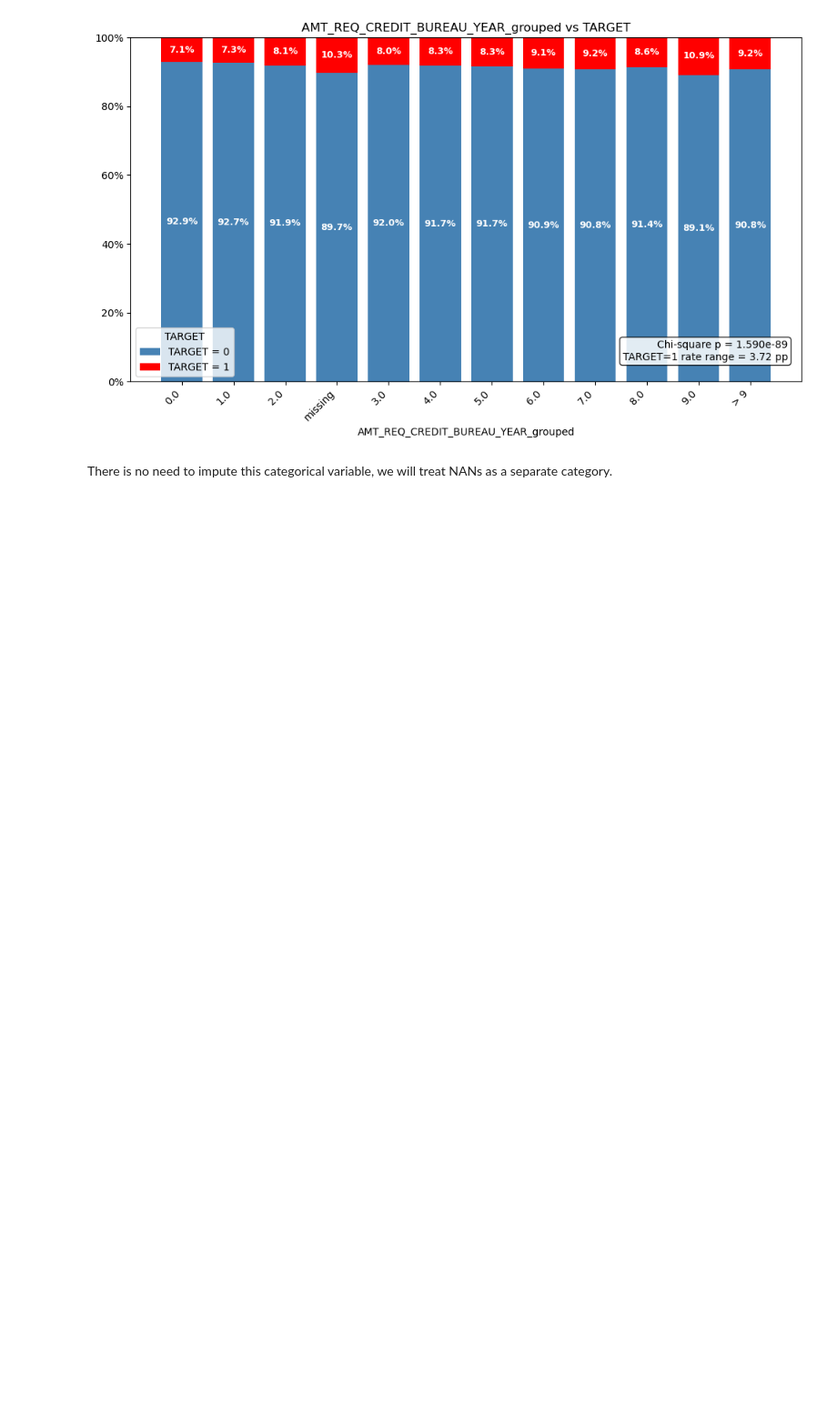
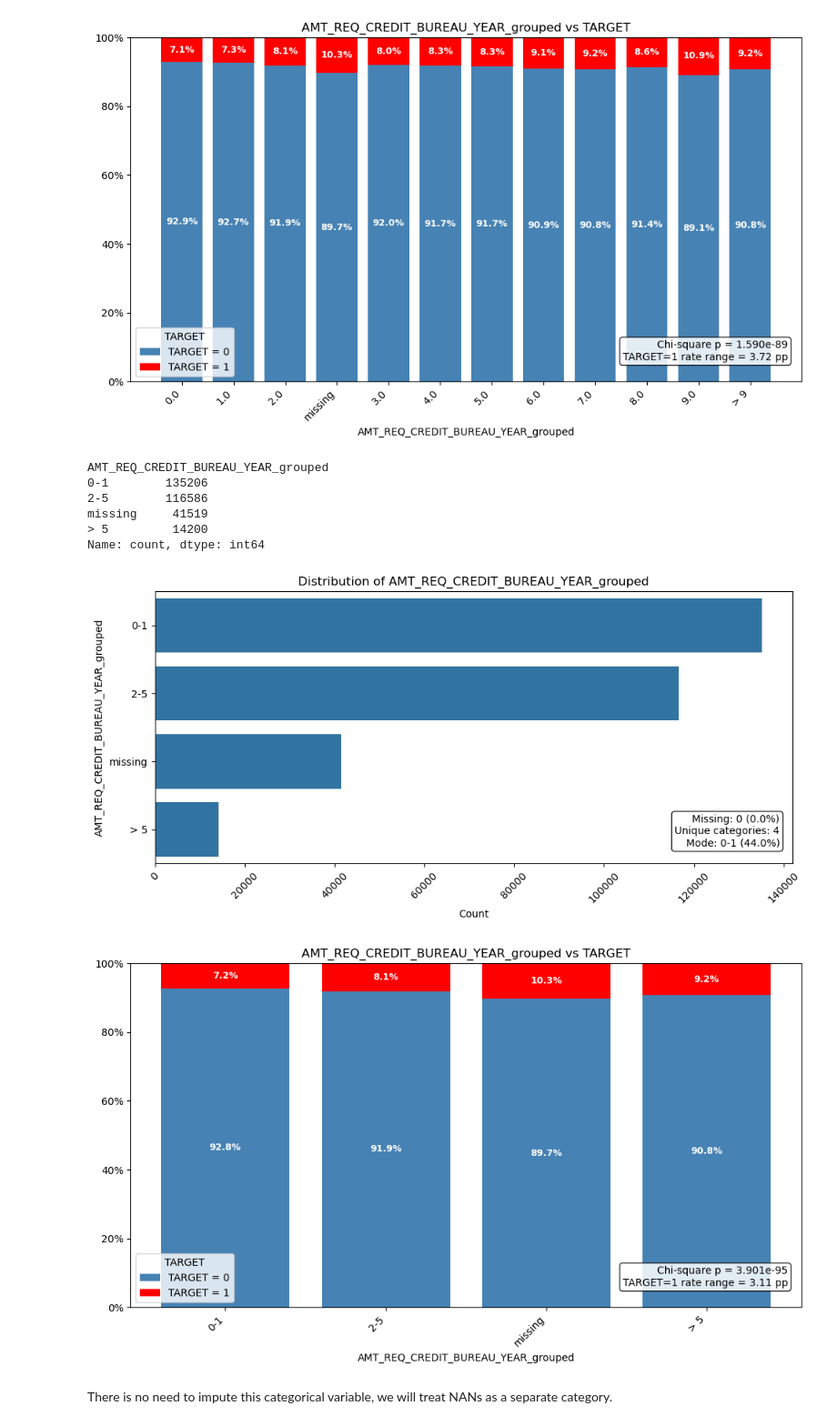
Before and after one commit to alek-ds/home-credit-default-risk-ak, a Jupyter notebook: notebooks/app_univariate_bivariate_bureau.ipynb, the cells around one changed output. Shown at 91% size. Saved outputs shown, nothing was run; the diff lists cells and outputs as text; code cells hidden in the pictures; blank space fills up the shorter version.

Commit message:
Improving bining for AMT_REQ_CREDIT_BUREAU_YEAR

```diff
--- a/notebooks/app_univariate_bivariate_bureau.ipynb
+++ b/notebooks/app_univariate_bivariate_bureau.ipynb
@@ -395,6 +395,35 @@ plot_categorical_vs_binary(df=app_df, cat_var='AMT_REQ_CREDIT_BUREAU_YEAR_groupe
 # %% [output]
 [figure]
 [figure]
+# %%
+app_df['AMT_REQ_CREDIT_BUREAU_YEAR_grouped'] = np.where(
+    app_df['AMT_REQ_CREDIT_BUREAU_YEAR'].isna(),
+    'missing',
+    np.where(
+        app_df['AMT_REQ_CREDIT_BUREAU_YEAR'].isin([0.0, 1.0]),
+        '0-1',
+        np.where(
+            app_df['AMT_REQ_CREDIT_BUREAU_YEAR'].isin([2.0,3.0,4.0,5.0]),
+            '2-5',
+            '> 5'
+        )
+    )
+)
+
+app_df['AMT_REQ_CREDIT_BUREAU_YEAR_grouped'].value_counts()
+# %% [output]
+AMT_REQ_CREDIT_BUREAU_YEAR_grouped
+0-1        135206
+2-5        116586
+missing     41519
+> 5         14200
+Name: count, dtype: int64
+# %%
+plot_categorical_distribution(df=app_df, cat_var='AMT_REQ_CREDIT_BUREAU_YEAR_grouped')
+plot_categorical_vs_binary(df=app_df, cat_var='AMT_REQ_CREDIT_BUREAU_YEAR_grouped', target_var='TARGET')
+# %% [output]
+[figure, added]
+[figure, added]
 # %% [markdown]
 There is no need to impute this categorical variable, we will treat NANs as a separate category.
 # %% [markdown]
```
Also changed, not shown: parts of 7 cells of this notebook.
